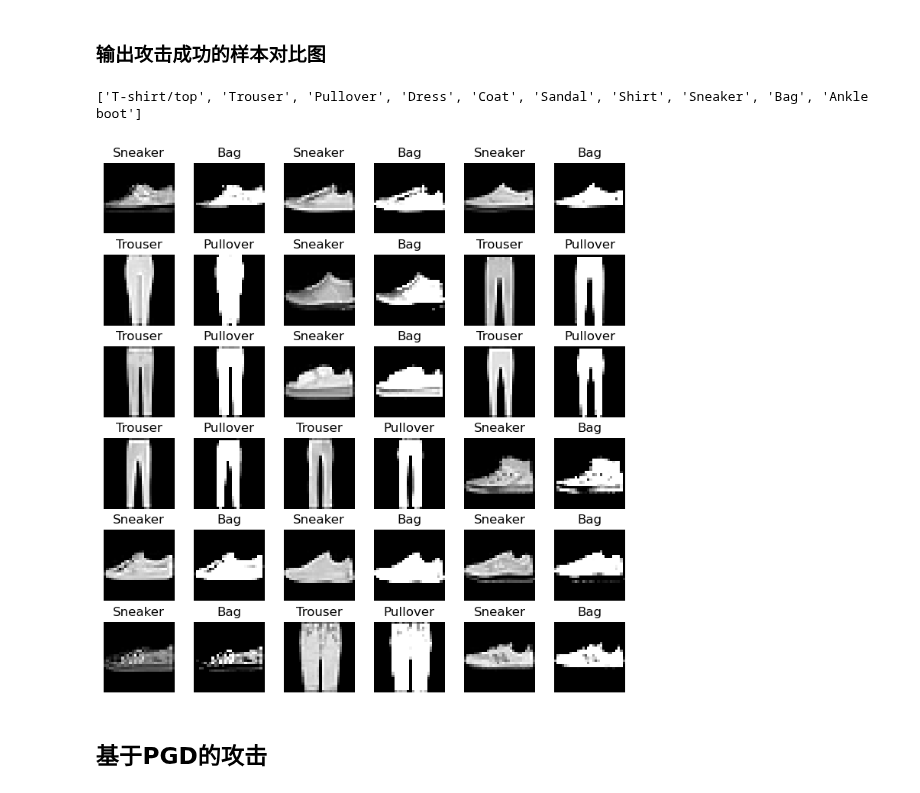
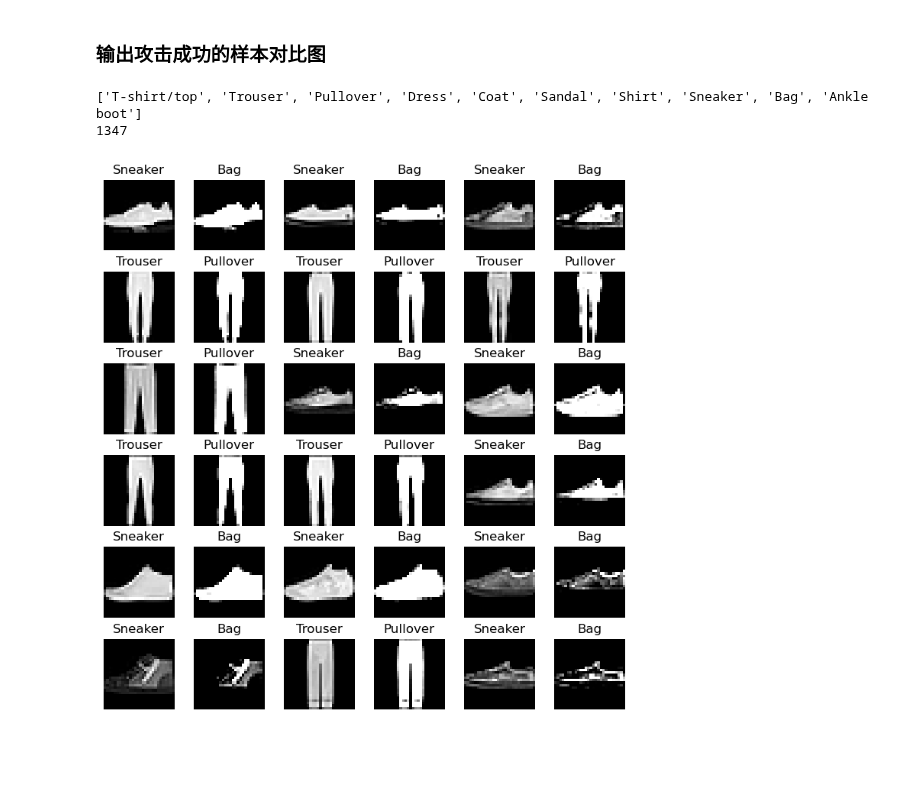
Before and after one commit to AkexStar/LiGe-DeepLearning-PKUCourse, a Jupyter notebook: homework-2/code/white-attack.ipynb, the cells around one changed output. Saved outputs shown, nothing was run; the diff lists cells and outputs as text; code cells hidden in the pictures; blank space fills up the shorter version.

```diff
--- a/homework-2/code/white-attack.ipynb
+++ b/homework-2/code/white-attack.ipynb
@@ -295,35 +295,36 @@ import random
 test_data = torchvision.datasets.FashionMNIST(root='../data', train=False, download=True, transform=transforms.ToTensor())
 class_names = list(test_data.classes)
 print(class_names)
-adv_examples = torch.load('../attack_data/ResNet-White-eps-0.007-ASR-0.152.pt', map_location=device)
-random.seed(2023)
+device = torch.device("cuda" if torch.cuda.is_available() else "mps")
+adv_examples = torch.load('../attack_data/eps-0.02-ASR-0.14.pt', map_location=device)
+random.seed(21911)
 random.shuffle(adv_examples)
+print(len(adv_examples))
 
 torch.manual_seed(2023)
 fig = plt.figure(figsize=(9, 9))
 rows, cols = 6, 6
 cnt = 1
 for i, (data, perturbed_data, target) in enumerate(adv_examples):
     if cnt > rows * cols:
         break
     random_idx = target.item()
     fig.add_subplot(rows, cols, cnt)
     plt.imshow(data.cpu().detach().numpy().squeeze(), cmap="gray")
     plt.title(class_names[random_idx])
     plt.axis(False)
     # plt.imsave(f'../images/White-N{cnt // 2}-Original-{random_idx}-{class_names[random_idx]}.png', data.cpu().detach().numpy().squeeze())
     cnt += 1
 
     fig.add_subplot(rows, cols, cnt)
     plt.imshow(perturbed_data.cpu().detach().numpy().squeeze(), cmap="gray")
     attack_target = (random_idx + 1) % 10
     plt.title(class_names[attack_target])
     plt.axis(False)
     # plt.imsave(f'../images/White-N{(cnt-1) // 2}-Perturbed-{attack_target}-{class_names[attack_target]}.png', perturbed_data.cpu().detach().numpy().squeeze())
     cnt += 1
 fig.subplots_adjust(hspace=0.3, wspace=0.1)
 # %% [output]
 ['T-shirt/top', 'Trouser', 'Pullover', 'Dress', 'Coat', 'Sandal', 'Shirt', 'Sneaker', 'Bag', 'Ankle boot']
+1347
-[figure, old version]
+[figure, new version]
-# %% [markdown]
-## 基于PGD的攻击
```
Also changed, not shown: parts of 3 cells of this notebook.
